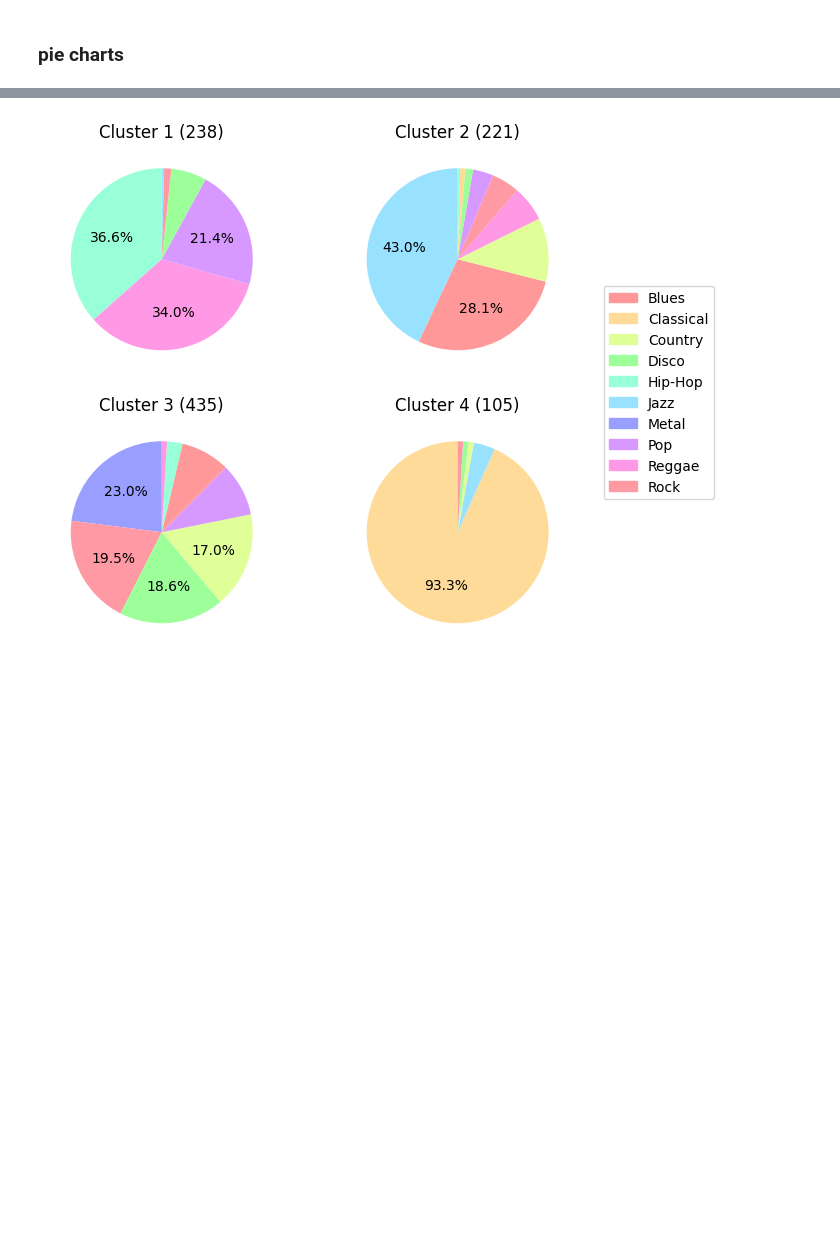
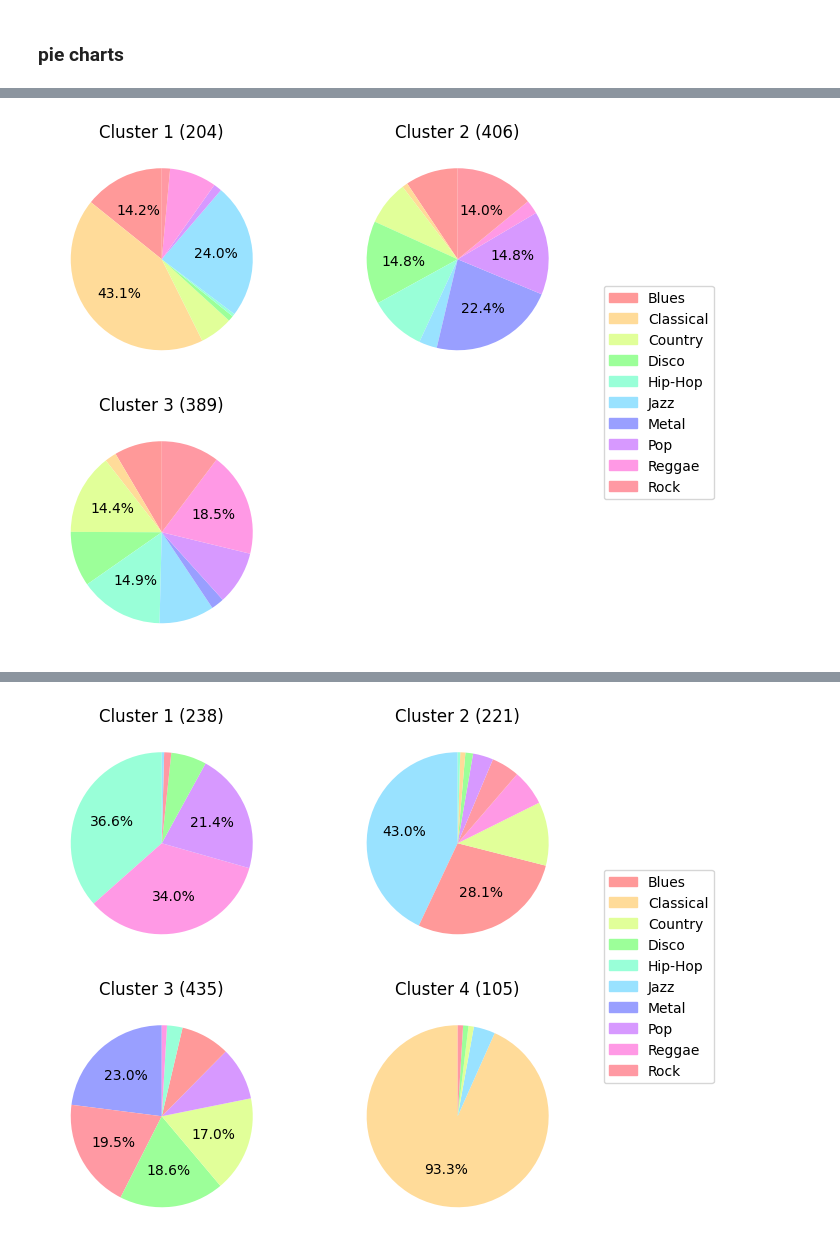
Before and after one commit to PulyaPolya/genres, a Jupyter notebook: dataset/beat_this_data.ipynb, the cells around one changed output, grey strips where cells are left out. Cells and saved outputs as stored; diff of their text form; code cells hidden in the pictures; blank space fills up the shorter version.

```diff
--- a/dataset/beat_this_data.ipynb
+++ b/dataset/beat_this_data.ipynb
@@ -4483,0 +4462,4 @@ get_pie_chart_viz(cluster_counts_gtzan, layer =13 + layer , gtzan = True, save =
+# %%
+get_pie_chart_viz(cluster_counts_gtzan, layer =13 + layer , gtzan = True, save = False, save_suffix ="_raw")
+# %% [output]
+[figure, new version]
```
Also changed, not shown: parts of 18 cells of this notebook.
